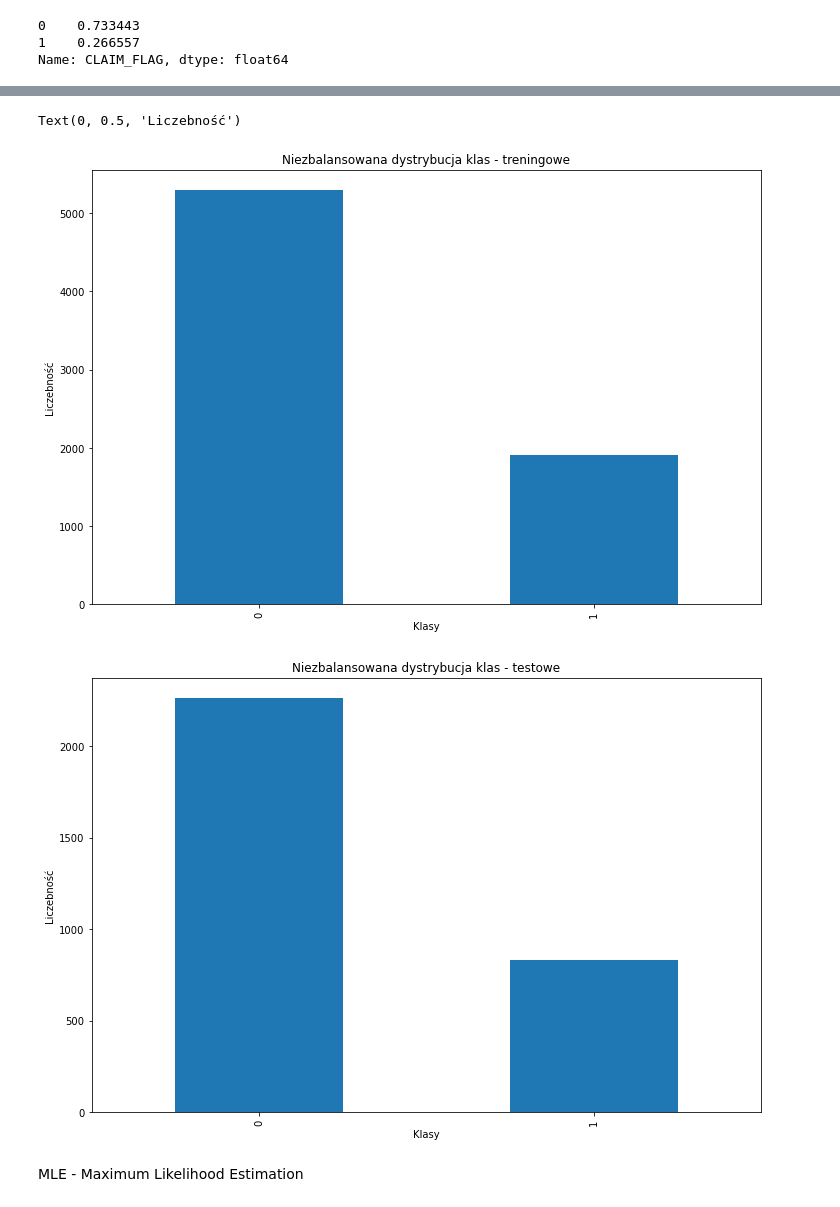
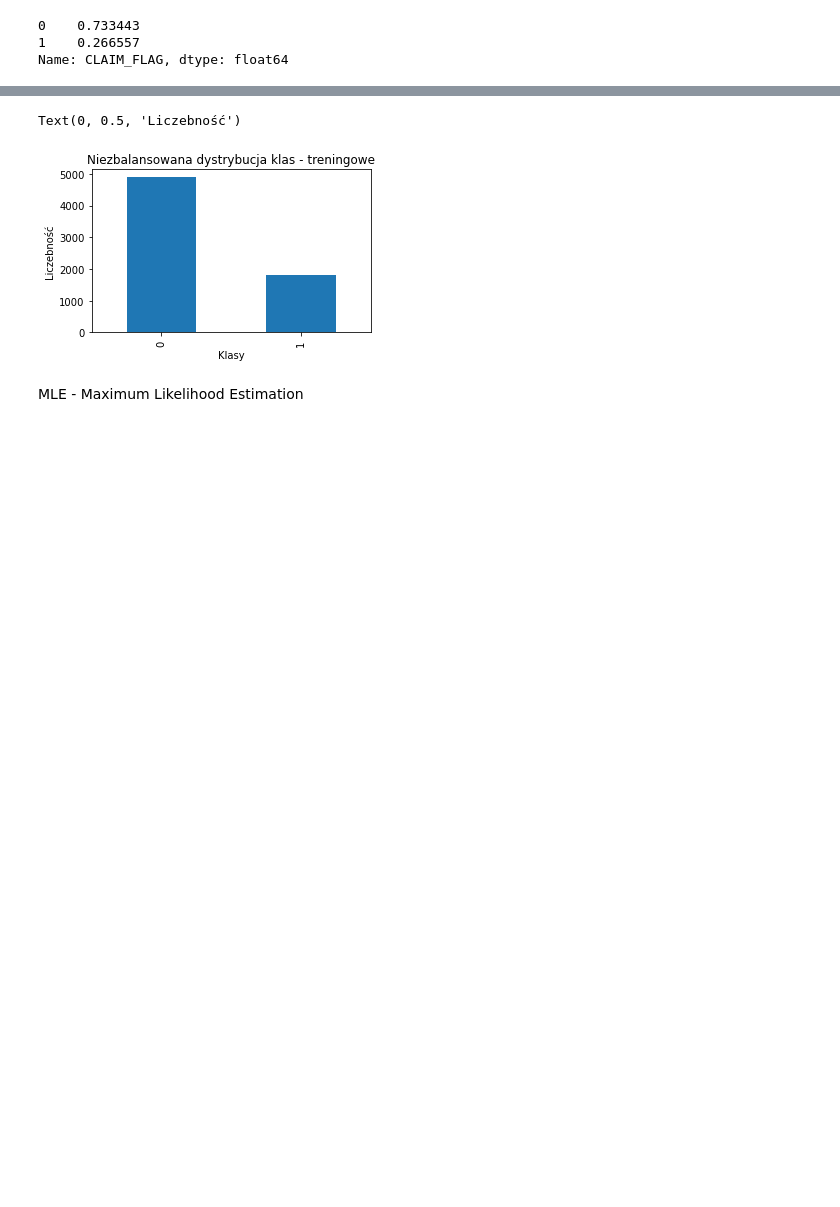
Before and after one commit to DominikMAI/Modele_Parametryczne, a Jupyter notebook: LR_Model_Calibration.ipynb, the cells around one changed output, grey strips where cells are left out. Cells and saved outputs as stored; diff of their text form; code cells hidden in the pictures; blank space fills up the shorter version.

```diff
--- a/LR_Model_Calibration.ipynb
+++ b/LR_Model_Calibration.ipynb
@@ -53,0 +23,15 @@ TypeError: could not convert string to float: '16MAR39'
+# %%
+#https://www.statology.org/likelihood-ratio-test-in-python/
+#df.dtypes
+
+def to_categorical(variable):
+    lp = 0
+    for i in df[variable].unique():
+        lp += 1
+        df[variable][df[variable] == i] = lp
+    return df[variable]#.astype(int)
+# %%
+
+
+df['EDUCATION'] = to_categorical('EDUCATION')
+df['OCCUPATION'] = to_categorical('OCCUPATION')
@@ -62,3 +55,13 @@ Name: CLAIM_FLAG, dtype: float64
 df['sample_weights'] = 0
 df['sample_weights'][df['CLAIM_FLAG'] == 0] = w[1]
 df['sample_weights'][df['CLAIM_FLAG'] == 1] = w[0]
+# %%
+x_cols = ['INCOME','HOME_VAL','CAR_AGE']
+# %%
+for col in x_cols:
+    std = df[col].std()
+    mean = df[col].mean()
+    outliers = (df[col] > ((2 * std) + mean)) | ((mean - (2 * std)) > df[col])
+    print( f"W zmiennej {col} zidentyfikowano {outliers.sum()} rekordów ({round(outliers.sum() / df[col].notna().sum(),2)}%) jako wartości odstające")
+    df['outlier'] = outliers
+    df = df[df['outlier'] == False]
@@ -89,18 +207,11 @@ df_test = df[~df['Nrow'].isin(ids)]
 # %%
-plt.figure(figsize=(12, 8))
+plt.figure(figsize=(5, 3))
 df_train.CLAIM_FLAG.value_counts().nlargest(10).sort_values(ascending=False).plot.bar()
 plt.title("Niezbalansowana dystrybucja klas - treningowe")
 plt.xlabel("Klasy")
 plt.ylabel("Liczebność")
-
-plt.figure(figsize=(12, 8))
-df_test.CLAIM_FLAG.value_counts().nlargest(10).sort_values(ascending=False).plot.bar()
-plt.title("Niezbalansowana dystrybucja klas - testowe")
-plt.xlabel("Klasy")
-plt.ylabel("Liczebność")
 # %% [output]
 Text(0, 0.5, 'Liczebność')
-[figure, old version]
+[figure, new version]
-[figure, removed]
 # %% [markdown]
 MLE -  Maximum Likelihood Estimation
```
Also changed, not shown: parts of 31 cells of this notebook.
